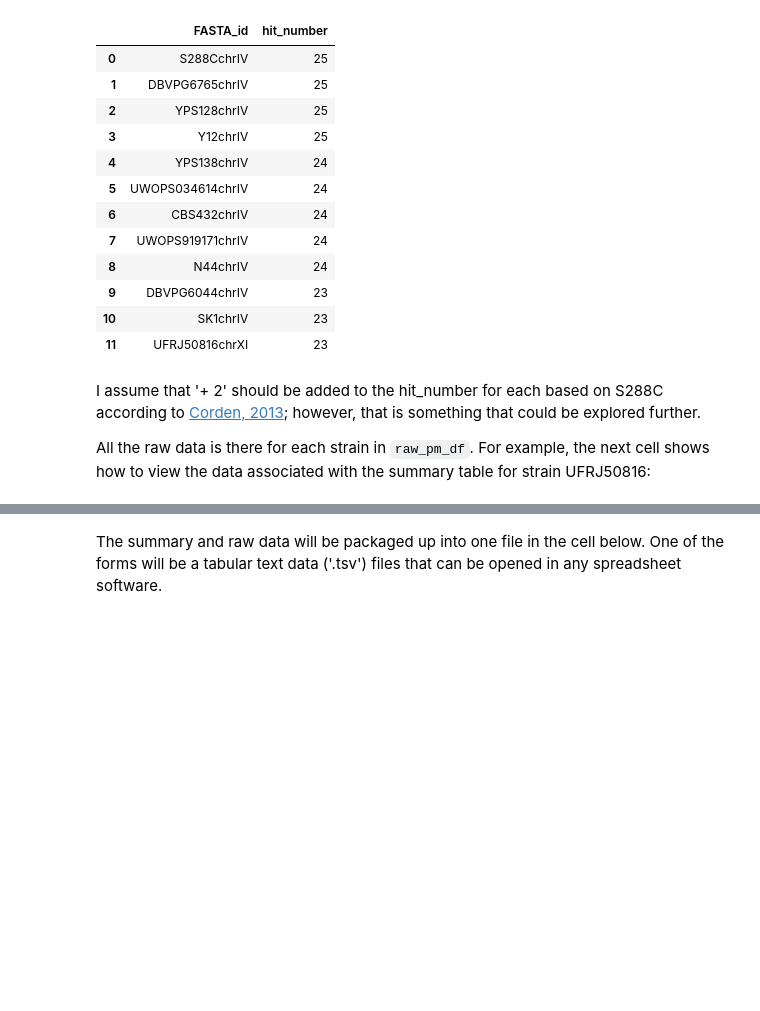
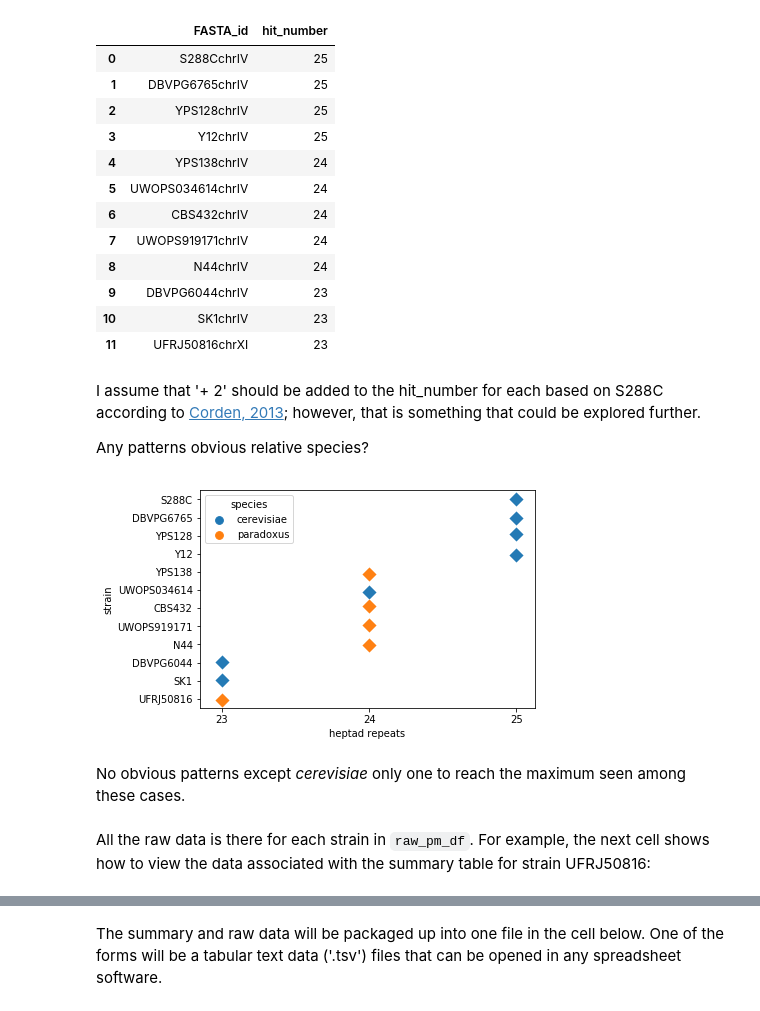
Before and after one commit to fomightez/blast-binder, a Jupyter notebook: notebooks/GSD/GSD Rpb1_orthologs_in_PB_genomes.ipynb, the cells around one changed output, grey strips where cells are left out. Drawn from its saved outputs; the diff is of its cells as text; code cells hidden in the pictures; blank space fills up the shorter version.

Commit message:
add plotting of repeat numbers

```diff
--- a/notebooks/GSD/GSD Rpb1_orthologs_in_PB_genomes.ipynb
+++ b/notebooks/GSD/GSD Rpb1_orthologs_in_PB_genomes.ipynb
@@ -786,7 +786,83 @@ sum_pm_df
 # %% [markdown]
 I assume that '+ 2' should be added to the hit_number for each based on S288C according to [Corden, 2013](https://www.ncbi.nlm.nih.gov/pubmed/24040939); however, that is something that could be explored further.
 
-All the raw data is there for each strain in `raw_pm_df`. For example, the next cell shows how to view the data associated with the summary table for strain UFRJ50816:
+Any patterns obvious relative species?
+# %%
+%matplotlib inline
+# above line works for JupyterLab which I was developing in. Try  `%matplotlib notebook` for when in classic.
+
+# Visualization
+# This is loosely based on my past use of seaborn when making `plot_sites_position_across_chromosome.py` and related scripts.
+# For example, see `GC-clusters relative mito chromosome and feature` where I ran
+# `%run plot_sites_position_across_chromosome.py GC_df_for_merging.pkl -o strand_ofGCacross_mito_chrom`
+
+# add the strain info for listing that without chr info & add species information for coloring on that
+species_dict = {
+    "S288C":"cerevisiae",
+    "DBVPG6765":"cerevisiae",
+    "Y12":"cerevisiae",
+    "YPS128":"cerevisiae",
+    "UWOPS034614":"cerevisiae",
+    "CBS432":"paradoxus",
+    "N44":"paradoxus",
+    "YPS138":"paradoxus",
+    "UWOPS919171":"paradoxus",
+    "SK1":"cerevisiae",
+    "DBVPG6044":"cerevisiae",
+    "UFRJ50816":"paradoxus",
+} # originally had keys ordered like https://www.nature.com/articles/ng.3847/figures/6 but adjusted
+# when I wanted to control order of y-axis labels to have strains with most repeats at top; see
+# note below in `Adjusted look ` mentioning not fond of essentially hardcoding
+def FASTA_id_to_strain(FAid):
+    '''
+    use FASTA_id column value to convert to strain_id
+    and then return the strain_id
+    '''
+    return FAid.split(chromosome_id_prefix)[0]
+sum_pm_df['strain'] = sum_pm_df['FASTA_id'].apply(FASTA_id_to_strain)
+# sum_pm_df['species'] = sum_pm_df['FASTA_id'].apply(strain_to_species) # since need species for label plot strips
+# it is easier to add species column first and then use map instead of doing both at same with one `apply`
+# of a function or both separately, both with `apply` of two different function.
+# sum_pm_df['species'] = sum_pm_df['strain'].apply(strain_to_species)
+sum_pm_df['species'] = sum_pm_df['strain'].map(species_dict)
+
+import seaborn as sns
+# Simple look - Comment out everything below to the next two lines to see it again.
+p = sns.stripplot(x="hit_number", y="strain", hue="species", data=sum_pm_df, marker="D", size=10, alpha=.98)
+p.set_xlabel("heptad repeats")
+p.set_xticklabels([" ","23"," ","24", " ", "25"]) # This was much easier than all the stuff I tried for `Adjusted` look below
+# and the only complaint I have with the results is that what I assume are the `minor` tick lines show up; still ended up
+# needing this when added `xticks = p.xaxis.get_major_ticks()` in order to not show decimals for ones I kept
+#p.set(xticks=[]) # this works to remove the ticks entirely; however, I want to keep major ticks
+xticks = p.xaxis.get_major_ticks() #based on https://stackoverflow.com/q/50820043/8508004
+for i in range(len(xticks)):
+    #print (i) # WAS FOR DEBUGGING
+    keep_ticks = [1,3,5] #harcoding essentially again, but at least it works
+    if i not in keep_ticks:
+        xticks[i].set_visible(False)
+
+'''
+# Highly Adjusted look - Comment out default look parts above. Ended up going with simple above because still couldn't get
+# those with highest number of repeats with combination I could come up with.
+sum_pm_df["repeats"] = sum_pm_df["hit_number"].astype(str) # when not here (use `x="hit_number"` in plot) or
+# tried `.astype('category')` get plotting of the 0.5 values too
+sum_pm_df.sort_values('hit_number', ascending=True, inplace=True) #resorting again was necessary when
+# added `sum_pm_df["hit_number"].astype(str)` to get 'lower' to 'higher' as left to right for x-axis; otherwise
+# it was putting the first rows on the left, which happened to be the 'higher' repeat values
+#p = sns.catplot(x="repeats", y="strain", hue="species", data=sum_pm_df, marker="D", size=10, alpha=.98) #marker size ignored in catplot?
+p = sns.stripplot(x="repeats", y="strain", hue="species", data=sum_pm_df, marker="D", size=10, alpha=.98)
+#p = sns.stripplot(x="repeats", y="strain", hue="species", order = list(species_dict.keys()), data=sum_pm_df, marker="D",
+#    size=10, alpha=.98) # not fond of essentially harcoding to strain order but makes more logical sense to have
+    # strains with most repeats at the top of the y-axis; adding `order` makes `sort` order be ignored
+p.set_xlabel("heptad repeats")
+sum_pm_df.sort_values('hit_number', ascending=False, inplace=True) #revert to descending sort for storing df;
+''';
+# %% [output]
+[figure, added]
+# %% [markdown]
+No obvious patterns except *cerevisiae* only one to reach the maximum seen among these cases.
+# %% [markdown]
+All the raw data is there for each strain in `raw_pm_df`. For example, the next cell shows how to view the data associated with the summary table for strain UFRJ50816:
 # %%
 UFRJ50816 = raw_pm_df[raw_pm_df['FASTA_id'] == 'UFRJ50816chrXI'].sort_values('hit_number', ascending=True).reset_index(drop=True)
 UFRJ50816
```
Also changed, not shown: parts of 6 cells of this notebook.
